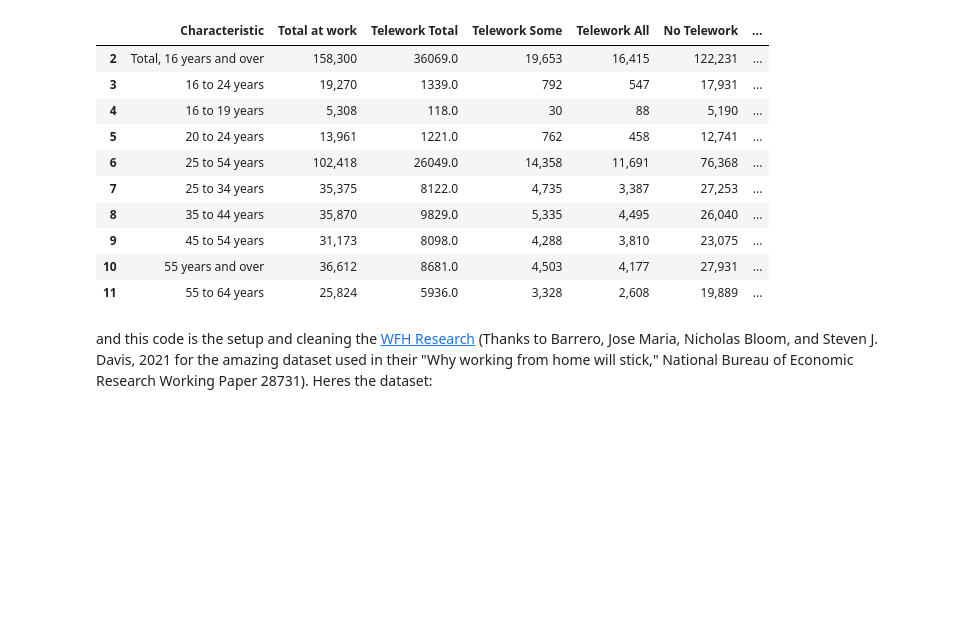
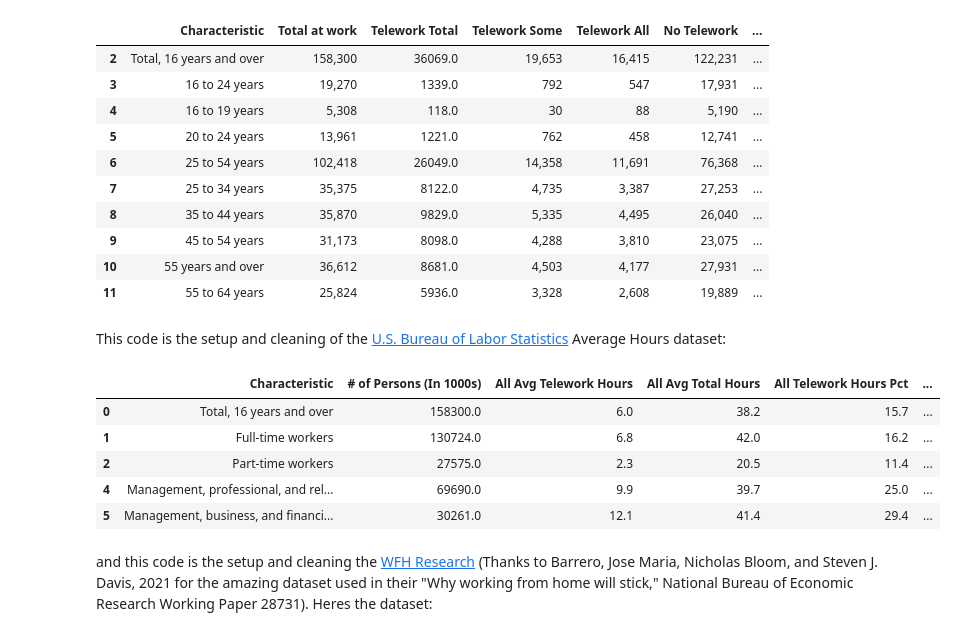
Before and after one commit to Joba19/DSCI-235-Project, a Jupyter notebook: Project.ipynb, the cells around one changed output. Cells and saved outputs as stored; diff of their text form; code cells hidden in the pictures; blank space fills up the shorter version.

Commit message:
Added Dataset "WFHtimeseries_monthly_(Before-During_COVID).csv"
Added Dataset "WFHtimeseries_monthly_(Before-During_COVID).csv"

```diff
--- a/Project.ipynb
+++ b/Project.ipynb
@@ -67,6 +66,36 @@ df.head(10)
 | 9 | 45 to 54 years | 31,173 | 8098.0 | 4,288 | 3,810 | 23,075 | ... |
 | 10 | 55 years and over | 36,612 | 8681.0 | 4,503 | 4,177 | 27,931 | ... |
 | 11 | 55 to 64 years | 25,824 | 5936.0 | 3,328 | 2,608 | 19,889 | ... |
+# %% [markdown]
+This code is the setup and cleaning of the [U.S. Bureau of Labor Statistics](https://www.bls.gov/opub/ted/2023/about-1-in-3-workers-in-management-professional-and-related-occupations-teleworked-november-2023.htm) Average Hours dataset:
+# %%
+file_path = "https://raw.githubusercontent.com/Joba19/DSCI-235-Project/main/DataSets/telework-tables(Average_hours)-2025-March-(T4).csv"
+df3 = pd.read_csv(file_path, skiprows=3)
+
+# Rename columns to match your desired structure
+df3.columns = [
+    "Characteristic","# of Persons (In 1000s)","All Avg Telework Hours","All Avg Total Hours","All Telework Hours Pct","# of Telework Persons (in 1000s)","Telework Avg Telework Hours","Telework Avg Total Hours","Telework Hours Pct"
+]
+
+# Clean all numeric columns
+numeric_cols = df3.columns[1:]
+df3[numeric_cols] = df3[numeric_cols].apply(
+    lambda col: pd.to_numeric(col.astype(str).str.replace(",", "").str.strip(), errors="coerce")
+)
+
+# Clean text column
+df3["Characteristic"] = df3["Characteristic"].astype(str).str.strip()
+df3 = df3[df3["Characteristic"] != "Occupation"]
+
+# Display
+df3.head()
+# %% [output]
+|  | Characteristic | # of Persons (In 1000s) | All Avg Telework Hours | All Avg Total Hours | All Telework Hours Pct | ... |
+| 0 | Total, 16 years and over | 158300.0 | 6.0 | 38.2 | 15.7 | ... |
+| 1 | Full-time workers | 130724.0 | 6.8 | 42.0 | 16.2 | ... |
+| 2 | Part-time workers | 27575.0 | 2.3 | 20.5 | 11.4 | ... |
+| 4 | Management, professional, and rel... | 69690.0 | 9.9 | 39.7 | 25.0 | ... |
+| 5 | Management, business, and financi... | 30261.0 | 12.1 | 41.4 | 29.4 | ... |
 # %% [markdown]
 and this code is the setup and cleaning the [WFH Research](https://wfhresearch.com/) (Thanks to Barrero, Jose Maria, Nicholas Bloom, and Steven J. Davis, 2021 for the amazing dataset used in their "Why working from home will stick," National Bureau of Economic Research Working Paper 28731). Heres the dataset:
 # %%
```
Also changed, not shown: parts of 4 cells of this notebook, 1 other file.
